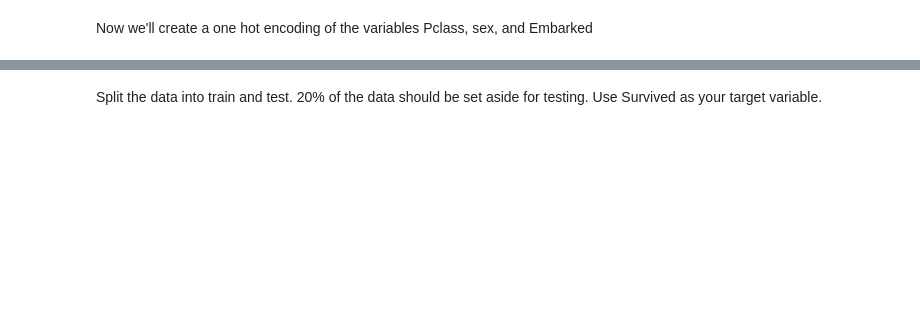
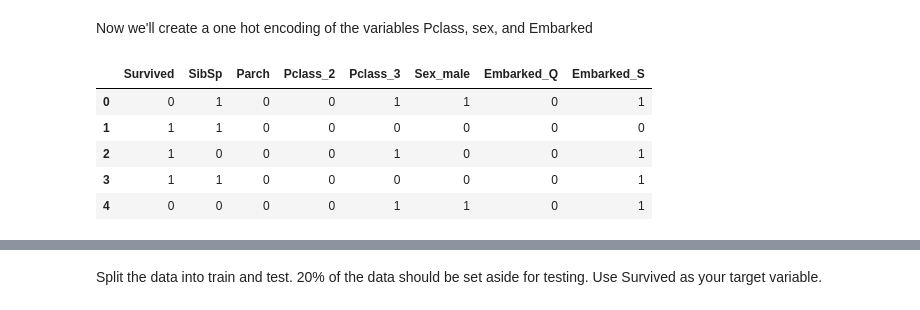
Before and after one commit to jhl126/Thinkful_work, a Jupyter notebook: Thinkful/Pairwork/11-10-20pair_work/Day 77 Lecture 1 Assignment.ipynb, the cells around one changed output, grey strips where cells are left out. Drawn from its saved outputs; the diff is of its cells as text; code cells hidden in the pictures; blank space fills up the shorter version.

```diff
--- a/Thinkful/Pairwork/11-10-20pair_work/Day 77 Lecture 1 Assignment.ipynb
+++ b/Thinkful/Pairwork/11-10-20pair_work/Day 77 Lecture 1 Assignment.ipynb
@@ -78,0 +80,13 @@ Now we'll create a one hot encoding of the variables Pclass, sex, and Embarked
+# %%
+# Answer below:
+titanic = pd.get_dummies(
+    data=titanic, columns=["Pclass", "Sex", "Embarked"], drop_first=True
+)
+titanic.head()
+# %% [output]
+|  | Survived | SibSp | Parch | Pclass_2 | Pclass_3 | Sex_male | Embarked_Q | Embarked_S |
+| 0 | 0 | 1 | 0 | 0 | 1 | 1 | 0 | 1 |
+| 1 | 1 | 1 | 0 | 0 | 0 | 0 | 0 | 0 |
+| 2 | 1 | 0 | 0 | 0 | 1 | 0 | 0 | 1 |
+| 3 | 1 | 1 | 0 | 0 | 0 | 0 | 0 | 1 |
+| 4 | 0 | 0 | 0 | 0 | 1 | 1 | 0 | 1 |
```
Also changed, not shown: parts of 15 cells of this notebook.
